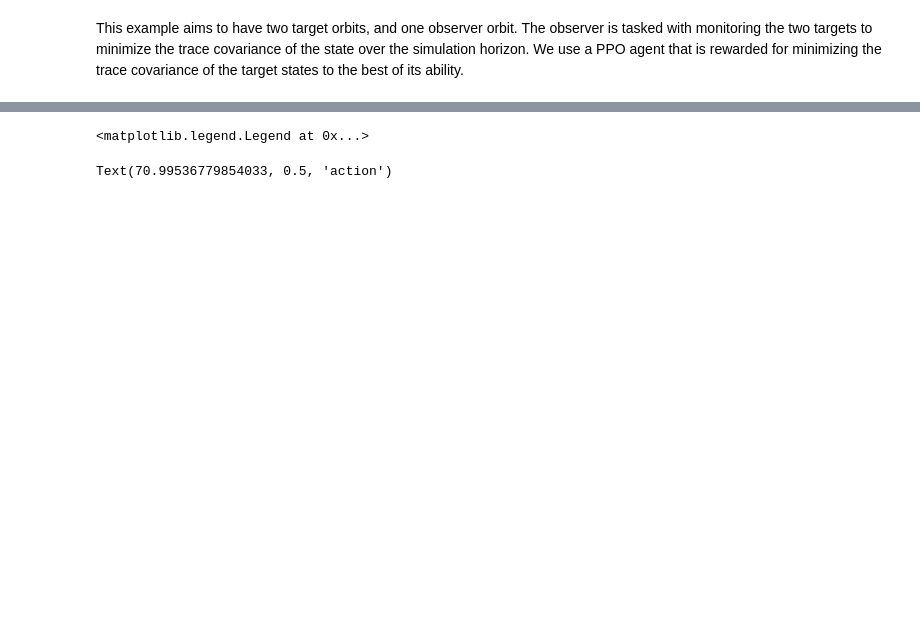
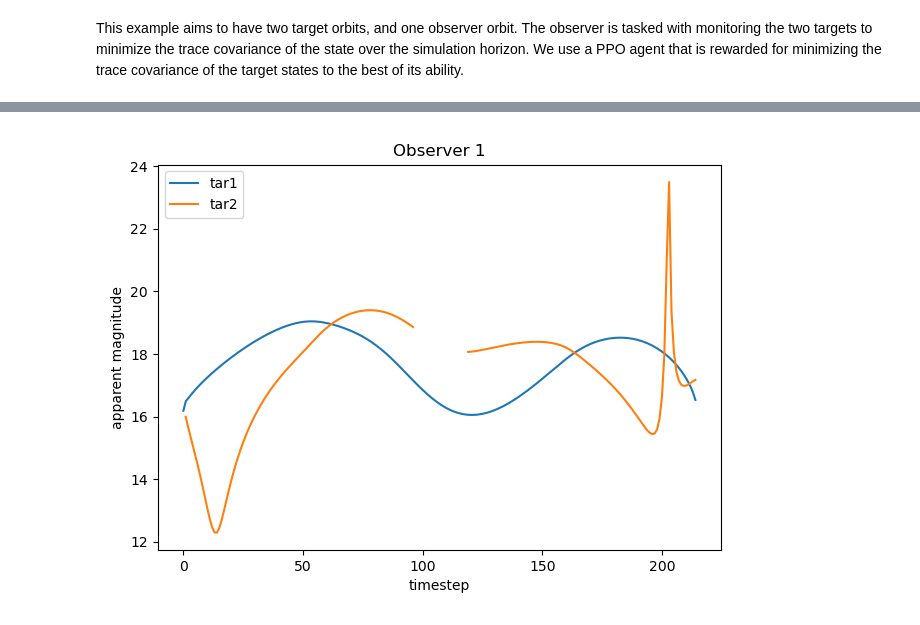
Before and after one commit to Malav-P/sensor_phase_task, a Jupyter notebook: example/apparent_mag_tasking.ipynb, the cells around one changed output, grey strips where cells are left out. Drawn from its saved outputs; the diff is of its cells as text; code cells hidden in the pictures; blank space fills up the shorter version.

```diff
--- a/example/apparent_mag_tasking.ipynb
+++ b/example/apparent_mag_tasking.ipynb
@@ -184,20 +190,18 @@ plt.show()
 # %%
 plt.figure(4)
 plt.clf()
-for i, x in enumerate(tarapmags):
-    plt.plot(tt[:-1],x[:-1], label = f"tar{i+1}")
+
+for j in range(env.N):
+    ax = plt.gcf().add_subplot(env.N,1, j+1)
+    for i, x in enumerate(tarapmags[j]):
+        ax.plot(tt[:-1],x[:-1], label = f"tar{i+1}")
+    ax.set_title(f"Observer {j+1}")
+    ax.legend()
+
 plt.xlabel("timestep")
 plt.ylabel("apparent magnitude")
-plt.legend()
+
+plt.tight_layout()
 plt.show()
 # %% [output]
-<matplotlib.legend.Legend at 0x...>
+[figure, added]
-# %%
-plt.figure(5)
-plt.clf()
-plt.plot(tt[:-1], actions[:-1], marker='.', linewidth = 0.5)
-plt.xlabel("timestep")
-plt.ylabel("action")
-plt.show()
-# %% [output]
-Text(70.99536779854033, 0.5, 'action')
```
Also changed, not shown: parts of 6 cells of this notebook, 18 other files.
